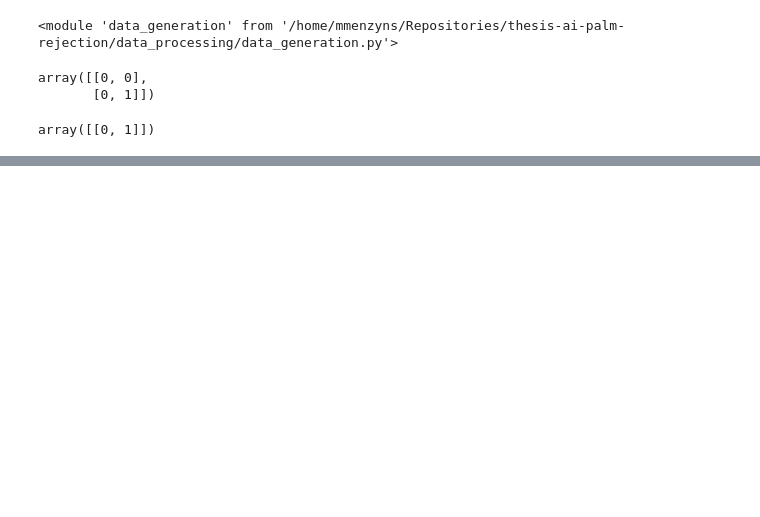
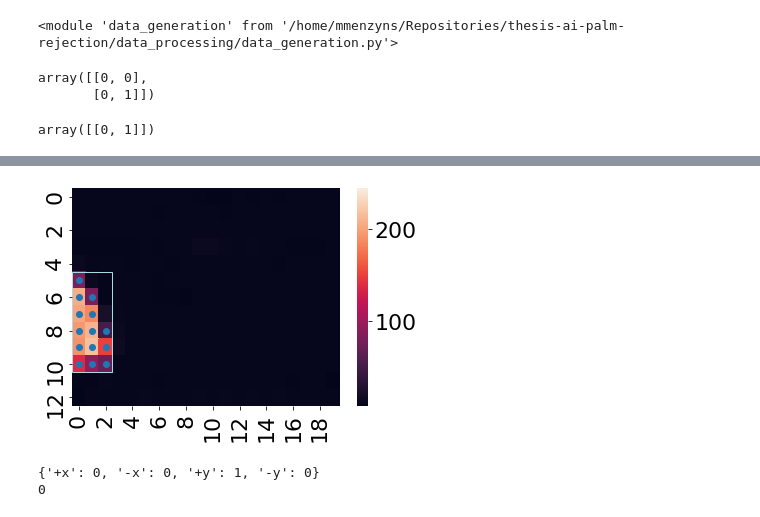
Before and after one commit to mmenzyns/ai-palm-rejection, a Jupyter notebook: data_processing/modification.ipynb, the cells around one changed output, grey strips where cells are left out. Cells and saved outputs as stored; diff of their text form; code cells hidden in the pictures; blank space fills up the shorter version.

```diff
--- a/data_processing/modification.ipynb
+++ b/data_processing/modification.ipynb
@@ -29,8 +29,8 @@ arr
 # %% [output]
 array([[0, 1]])
 # %%
-legal = data_generation.read_grayscale_pngs('out/legal')
-illegal = data_generation.read_grayscale_pngs('out/illegal')
+legal = data_generation.read_grayscale_pngs('cleaned/legal')[1]
+illegal = data_generation.read_grayscale_pngs('cleaned/illegal')[1]
 
 height=13
 width=20
@@ -48,36 +44,37 @@ illegal = data_generation.read_grayscale_pngs('out/illegal')
 # %%
-image = illegal[1][-110]
+image = illegal[-110]
 ax = sns.heatmap(image, vmax=245)
 
 
 indices = np.fliplr(np.argwhere(image > 25)).T
 ax.scatter(indices[0] + 0.5, indices[1] + 0.5)
 
 
 # Get edges of values above 25 so a "no-go reactangle" can be created.
 x_min = np.min(indices[0])
 x_max = np.max(indices[0])
 
 y_min = np.min(indices[1])
 y_max = np.max(indices[1])
 
 ax.add_patch(Rectangle((x_min, y_min), x_max - x_min + 1, y_max - y_min + 1, facecolor='None', edgecolor='lightblue'))
 
 x_min, x_max, y_min, y_max
 
 range_of_movement = {
     '+x': width - x_max - 2     if x_min > 0 and x_max < width-1    else 0,
     '-x': x_min - 1             if x_min > 0 and x_max < width-1    else 0,
     '+y': height - y_max - 2    if y_min > 0 and y_max < height-1   else 0,
     '-y': y_min - 1             if y_min > 0 and y_max < height-1   else 0,
 }
 
 plt.savefig('data_generation_rectangle.pdf')
+# %% [output]
+[figure, added]
 # %%
 import importlib
 importlib.reload(data_generation)
 
-illegal = data_generation.read_grayscale_pngs('out/illegal')
 for img in illegal:
     shift_range = data_generation.get_movement_range(img)
     print(shift_range)
@@ -85,6 +82,9 @@ for img in illegal:
     for j, shifted_image in enumerate(images):
         print(j)
     break
+# %% [output]
+{'+x': 0, '-x': 0, '+y': 1, '-y': 0}
+0
 # %%
 # Create arrays for range of movements
 x = list(range(-1, -range_of_movement['-x']-1, -1)) + list(range(range_of_movement['+x']+1))
```
Also changed, not shown: parts of 26 cells of this notebook, 8 other files.
